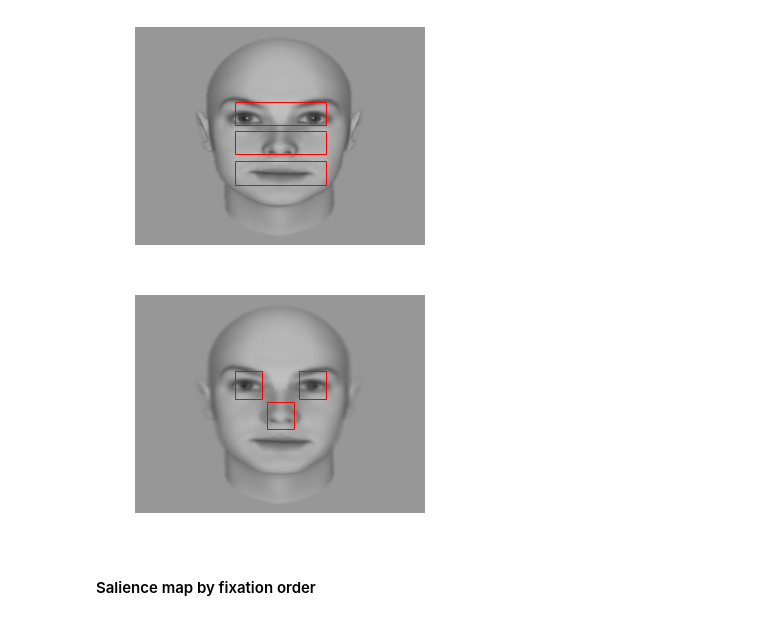
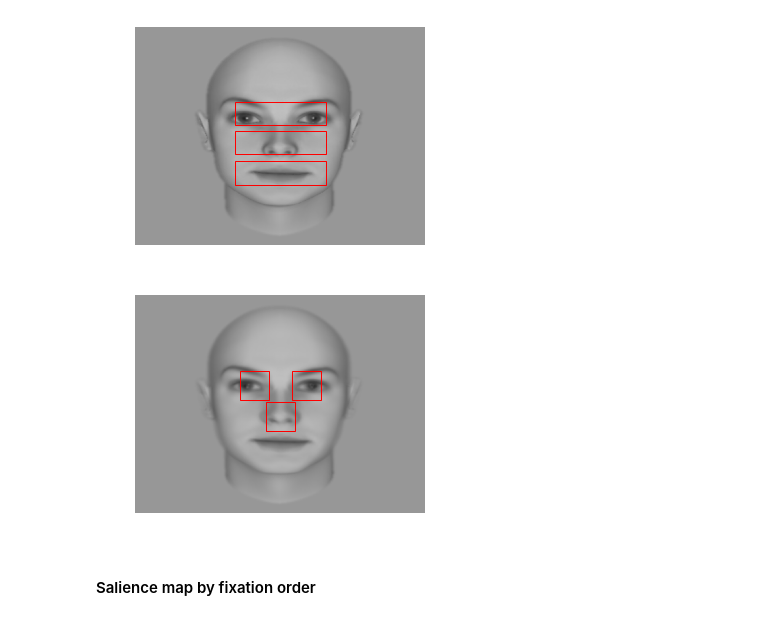
Before and after one commit to hyunwoogu/EyeStrategy, a Jupyter notebook: EyeTrack.ipynb, the cells around one changed output. Drawn from its saved outputs; the diff is of its cells as text; code cells hidden in the pictures.

```diff
--- a/EyeTrack.ipynb
+++ b/EyeTrack.ipynb
@@ -603,29 +603,30 @@ plt.show()
 # %% [output]
 [figure]
 # %%
-coord1 = (550, 420)
-coord2 = (900, 420)
-coord3 = (725, 590)
+coord1 = (575, 420)
+coord2 = (865, 420)
+coord3 = (720, 590)
+Winsize = 160
 
 fig, ax = plt.subplots(1)
 
 plt.imshow(img)
 plt.xlim(0, 1600)
 plt.ylim(1200, 0)
 plt.axis('off')
 
-rect1 = patches.Rectangle(coord1,150,150,linewidth=1,edgecolor='r',facecolor='none')
+rect1 = patches.Rectangle(coord1,Winsize,Winsize,linewidth=1,edgecolor='r',facecolor='none')
 ax.add_patch(rect1)
-rect2 = patches.Rectangle(coord2,150,150,linewidth=1,edgecolor='r',facecolor='none')
+rect2 = patches.Rectangle(coord2,Winsize,Winsize,linewidth=1,edgecolor='r',facecolor='none')
 ax.add_patch(rect2)
-rect3 = patches.Rectangle(coord3,150,150,linewidth=1,edgecolor='r',facecolor='none')
+rect3 = patches.Rectangle(coord3,Winsize,Winsize,linewidth=1,edgecolor='r',facecolor='none')
 ax.add_patch(rect3)
 #rect4 = patches.Rectangle(coord4,150,150,linewidth=1,edgecolor='r',facecolor='none')
 #ax.add_patch(rect4)
 
 plt.show()
 # %% [output]
-[figure, old version]
+[figure, new version]
 # %% [markdown]
 #### Salience map by fixation order
 # %%
```
Also changed, not shown: parts of 1 cell of this notebook, 3 other files.
